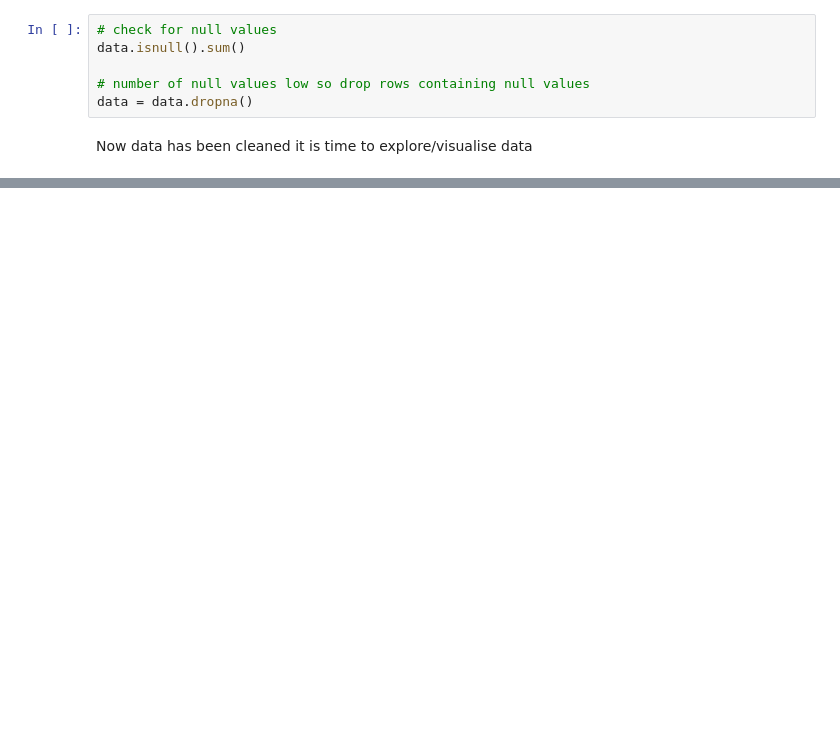
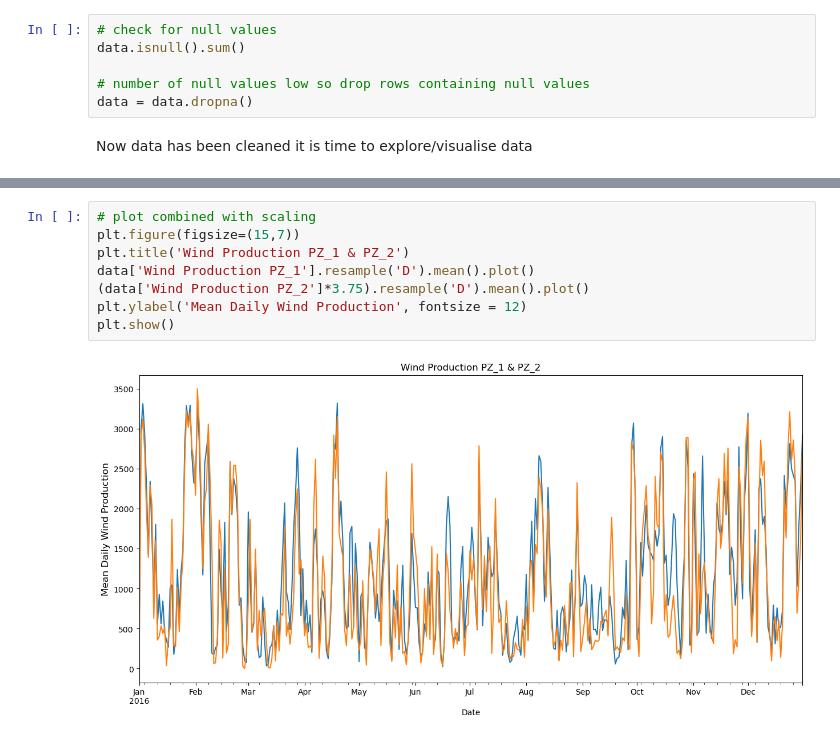
Before and after one commit to cayopolo/wind_forecast_model, a Jupyter notebook: wind_forecast_notebook.ipynb, the cells around one changed output, grey strips where cells are left out. Cells and saved outputs as stored; diff of their text form; blank space fills up the shorter version.

```diff
--- a/wind_forecast_notebook.ipynb
+++ b/wind_forecast_notebook.ipynb
@@ -76,0 +91,10 @@ data['Wind Production PZ_1'].plot(linewidth =0.1)
+# %%
+# plot combined with scaling
+plt.figure(figsize=(15,7))
+plt.title('Wind Production PZ_1 & PZ_2')
+data['Wind Production PZ_1'].resample('D').mean().plot()
+(data['Wind Production PZ_2']*3.75).resample('D').mean().plot()
+plt.ylabel('Mean Daily Wind Production', fontsize = 12)
+plt.show()
+# %% [output]
+[figure, added]
```
Also changed, not shown: parts of 9 cells of this notebook.
